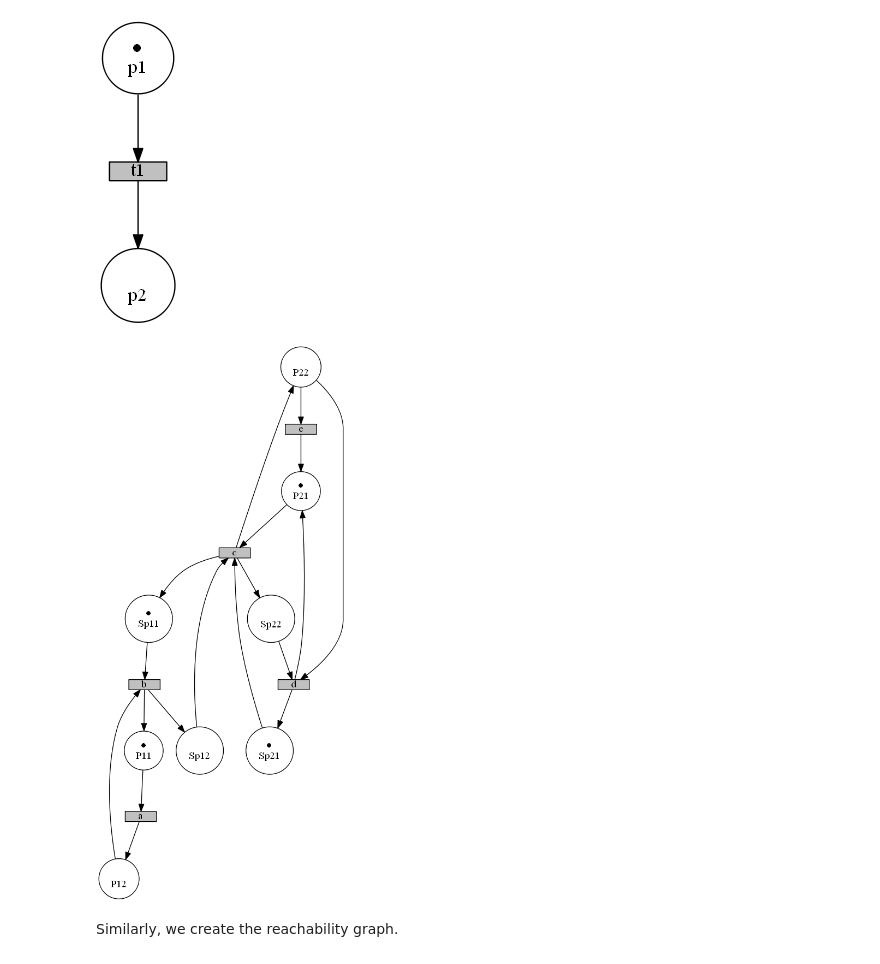
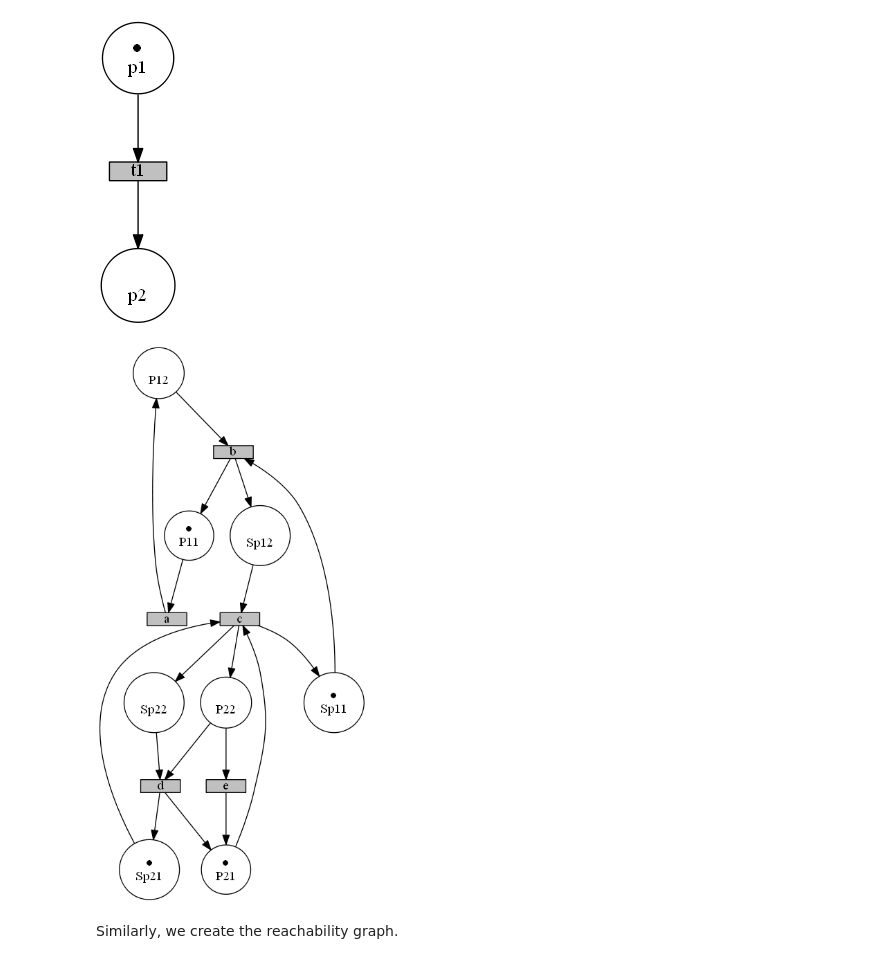
Before and after one commit to mohkan1/logic_ass_1, a Jupyter notebook: sync_and_reach.ipynb, the cells around one changed output. Drawn from its saved outputs; the diff is of its cells as text; code cells hidden in the pictures.

```diff
--- a/sync_and_reach.ipynb
+++ b/sync_and_reach.ipynb
@@ -680,36 +638,32 @@ plot_petrinet(example, 'example')
 # %%
 def make_synchronized_petri_net_S():
     """
     A little helper function to create the Petri net of S.
 
     You can just hard code the elements of the net just like in the example above.
     We will call this function later in the tests.
     """
     # YOUR CODE HERE
 
     places_for_S =  { Place('P11', 1), Place('P21', 1), Place('Sp11', 1),Place('Sp21',1),Place('P12', 0),Place('P22', 0),Place('Sp12', 0),Place('Sp22', 0)
                     }
 
     transitions={'a', 'b', 'c', 'd', 'e'}
 
-    arcs={Arc('P11', 'a', 1),   Arc('a', 'P12', 1),
-          Arc('P12', 'b', 1),   Arc('b', 'P11', 1),
-          Arc('Sp11', 'b', 1),  Arc('b', 'Sp12', 1),
-          Arc('P21', 'c', 1),   Arc('c', 'P22', 1),
-          Arc('Sp12', 'c', 1),  Arc('c', 'Sp11', 1),
-          Arc('Sp21', 'c', 1),  Arc('c', 'Sp22', 1),
-          Arc('P22', 'd', 1),   Arc('d', 'P21', 1),
-          Arc('Sp22','d', 1),   Arc('d', 'Sp21', 1),
+    arcs={Arc('P11', 'a', 1),   Arc('a', 'P12', 1),  Arc('Sp12', 'c', 1),  Arc('c', 'Sp11', 1),
+          Arc('Sp11', 'b', 1),  Arc('b', 'Sp12', 1), Arc('P22', 'd', 1),   Arc('d', 'P21', 1),
+          Arc('Sp22','d', 1),   Arc('d', 'Sp21', 1), Arc('P12', 'b', 1),   Arc('b', 'P11', 1),
+          Arc('Sp21', 'c', 1),  Arc('c', 'Sp22', 1),Arc('P21', 'c', 1),   Arc('c', 'P22', 1),
           Arc('P22', 'e', 1),   Arc('e', 'P21', 1)}
 
     S = PetriNet(places_for_S, transitions , arcs)
 
 
     return S
 
 plot_petrinet(make_synchronized_petri_net_S(), 'S_petrinet')
 # %% [output]
-[figure, old version]
+[figure, new version]
 # %%
 S = make_synchronized_petri_net_S()
 assert isinstance(S, PetriNet)
```
Also changed, not shown: parts of 14 cells of this notebook.
